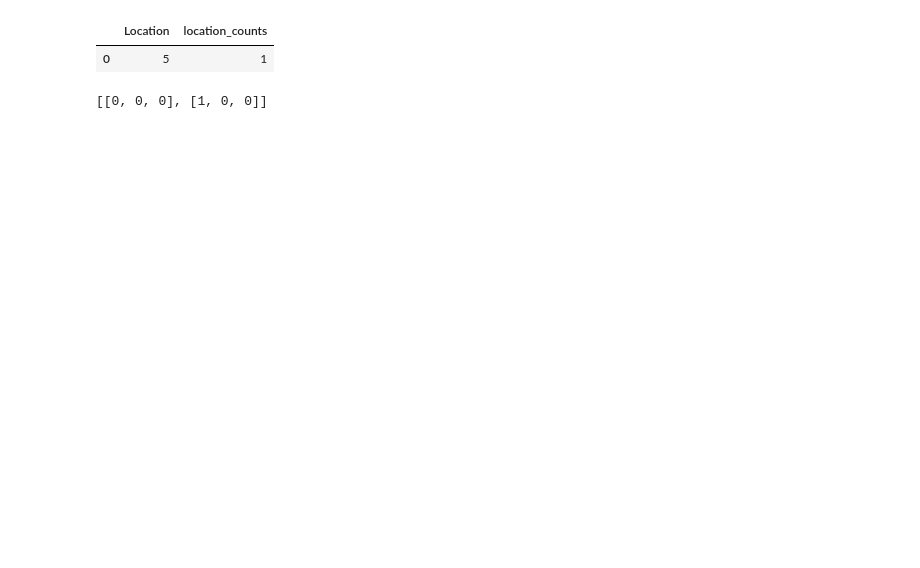
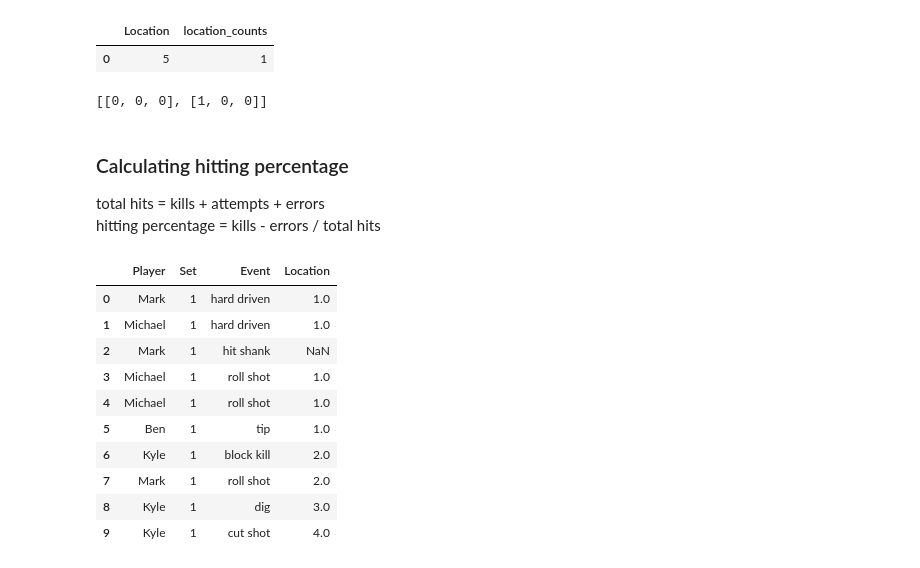
Before and after one commit to Bearded-Gecko/volleyball-dashboard, a Jupyter notebook: sandbox.ipynb, the cells around one changed output. Drawn from its saved outputs; the diff is of its cells as text; code cells hidden in the pictures; blank space fills up the shorter version.

```diff
--- a/sandbox.ipynb
+++ b/sandbox.ipynb
@@ -252,3 +252,21 @@ rearranged_locations = [court_counts[0:3], court_counts[3:6]] #correct court ind
 print(rearranged_locations)
 # %% [output]
 [[0, 0, 0], [1, 0, 0]]
+# %% [markdown]
+### Calculating hitting percentage
+total hits = kills + attempts + errors <br>
+hitting percentage = kills - errors / total hits
+# %%
+display(df2.head(10))
+# %% [output]
+|  | Player | Set | Event | Location |
+| 0 | Mark | 1 | hard driven | 1.0 |
+| 1 | Michael | 1 | hard driven | 1.0 |
+| 2 | Mark | 1 | hit shank | NaN |
+| 3 | Michael | 1 | roll shot | 1.0 |
+| 4 | Michael | 1 | roll shot | 1.0 |
+| 5 | Ben | 1 | tip | 1.0 |
+| 6 | Kyle | 1 | block kill | 2.0 |
+| 7 | Mark | 1 | roll shot | 2.0 |
+| 8 | Kyle | 1 | dig | 3.0 |
+| 9 | Kyle | 1 | cut shot | 4.0 |
```
Also changed, not shown: parts of 8 cells of this notebook, 5 other files.
